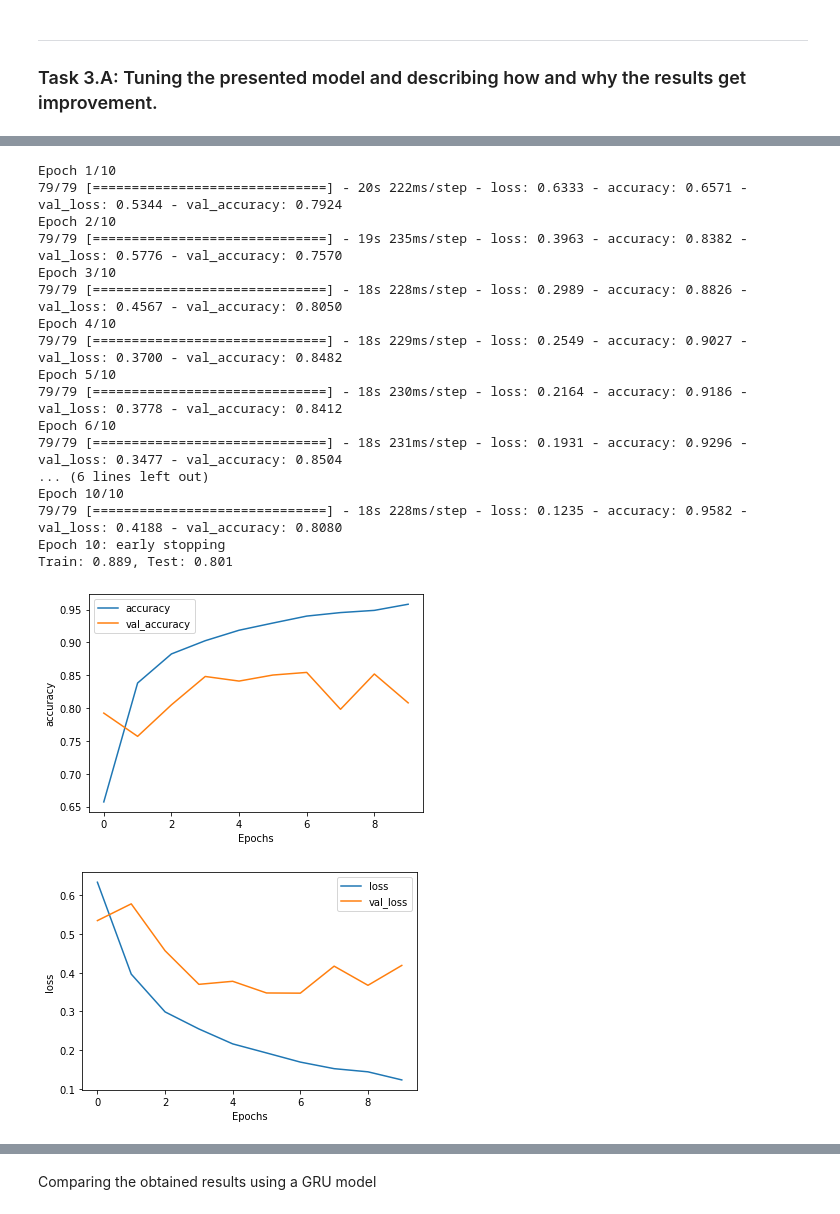
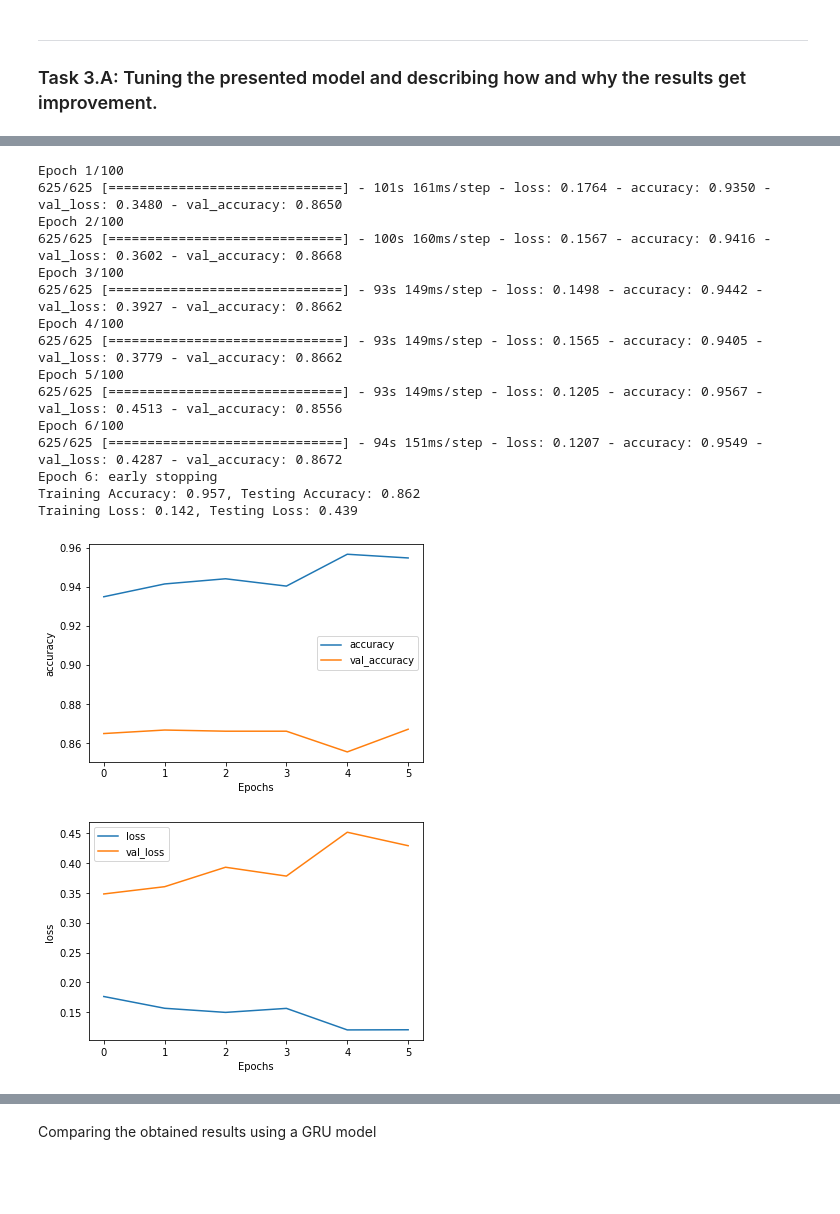
Before and after one commit to martinel-UAS/projects, a Jupyter notebook: 2. Descriptive/Project_2/Project2.ipynb, the cells around one changed output, grey strips where cells are left out. Cells and saved outputs as stored; diff of their text form; code cells hidden in the pictures; blank space fills up the shorter version.

```diff
--- a/2. Descriptive/Project_2/Project2.ipynb
+++ b/2. Descriptive/Project_2/Project2.ipynb
@@ -84,7 +82,7 @@ cry at a film it must have been good and this definitely was also congratulation
 # Create model
 model = Sequential()
 model.add(Embedding(num_distinct_words, embedding_output_dims, input_length=max_sequence_length))
-model.add(LSTM(64))
+model.add(LSTM(lstm_units))
 model.add(Dense(1, activation='sigmoid'))
 
 # Compile the model
@@ -173,25 +178,36 @@ plot_graphs(history, "loss")
 from keras.layers import Dropout
 
 # Tuning some parameters to try to avoid the overfiting we have seen in the previous setup
-number_of_epochs        = 100
-batch_size              = 256
-optimizer               = 'adam'
+number_of_epochs        = 100      # Increase the number of epochs
+batch_size              = 32       # Reduce batch size
+optimizer               = 'adam'   # Change the optimizer from rmsprop to adam
+max_sequence_length     = 500      # Increase the maximun number of words to consider
+num_distinct_words      = 5000     # Increase the number of dictinct words
+embedding_output_dims   = 10       # Reduce the size of the vector space in which words will be embedded
+lstm_units              = 64       # Reduce the number of LSTM units
+
+# Loading data
+(Xtrain, ytrain), (Xtest, ytest) = imdb.load_data(num_words=num_distinct_words)
+
+# Data preprocessing
+Xtrain = sequence.pad_sequences(Xtrain, maxlen=max_sequence_length)
+Xtest  = sequence.pad_sequences(Xtest, maxlen=max_sequence_length)
 
 # Create model
 model_tuned = Sequential()
 model_tuned.add(Embedding(num_distinct_words, embedding_output_dims, input_length=max_sequence_length))
 
 # Adding dropout to avoid overfitting in training by bypassing randomly selected neurons, thereby reducing the sensitivity to specific weights of the individual neurons
-model_tuned.add(LSTM(64, dropout=0.2))
+model_tuned.add(LSTM(lstm_units, dropout=0.2))
 model_tuned.add(Dense(1, activation='sigmoid'))
 
+# Define early stopping for early temination that will speed up the process if there is no improvement after 5 consecutive epochs
 from keras.callbacks import EarlyStopping
-# Define early stopping for early temination that will speed up the process if there is no improvement after 3 epochs
-es = EarlyStopping(monitor='val_loss', mode='min', verbose=1, patience=2)
+es = EarlyStopping(monitor='val_loss', mode='min', verbose=1, patience=5)
 
 # Compile the model
 model_tuned.compile(optimizer=optimizer, loss='binary_crossentropy', metrics=['accuracy'])
 
 # Give a summary
-model.summary()
+model_tuned.summary()
 # %% [output]
@@ -213,38 +229,42 @@ _________________________________________________________________
 # %%
 # Fit model
 history_tuned = model_tuned.fit(Xtrain, ytrain,
                     batch_size=batch_size,
                     epochs=number_of_epochs,
                     validation_data=[Xtest, ytest],
                     validation_split=validation_split,
                     callbacks=[es]
                     )
 
-# evaluate the model
-_, train_acc = model_tuned.evaluate(Xtrain, ytrain, verbose=0)
-_, test_acc = model_tuned.evaluate(Xtest, ytest, verbose=0)
-print('Train: %.3f, Test: %.3f' % (train_acc, test_acc))
+# Evaluate the model
+train_loss,train_accuracy = model_tuned.evaluate(Xtrain, ytrain, batch_size=batch_size, verbose=0)
+test_loss,test_accuracy = model_tuned.evaluate(Xtest, ytest, batch_size=batch_size, verbose=0)
+print('Training Accuracy: %.3f, Testing Accuracy: %.3f' % (train_accuracy, test_accuracy))
+print('Training Loss: %.3f, Testing Loss: %.3f' % (train_loss, test_loss))
 
-# plot training history
+train_accuracies.append(train_accuracy)
+test_accuracies.append(test_accuracy)
+train_losses.append(train_loss)
+test_losses.append(test_loss)
+
+# Plot results
 plot_graphs(history_tuned, "accuracy")
 plot_graphs(history_tuned, "loss")
 # %% [output]
-Epoch 1/10
-79/79 [==============================] - 20s 222ms/step - loss: 0.6333 - accuracy: 0.6571 - val_loss: 0.5344 - val_accuracy: 0.7924
-Epoch 2/10
-79/79 [==============================] - 19s 235ms/step - loss: 0.3963 - accuracy: 0.8382 - val_loss: 0.5776 - val_accuracy: 0.7570
-Epoch 3/10
-79/79 [==============================] - 18s 228ms/step - loss: 0.2989 - accuracy: 0.8826 - val_loss: 0.4567 - val_accuracy: 0.8050
-Epoch 4/10
-79/79 [==============================] - 18s 229ms/step - loss: 0.2549 - accuracy: 0.9027 - val_loss: 0.3700 - val_accuracy: 0.8482
-Epoch 5/10
-79/79 [==============================] - 18s 230ms/step - loss: 0.2164 - accuracy: 0.9186 - val_loss: 0.3778 - val_accuracy: 0.8412
-Epoch 6/10
-79/79 [==============================] - 18s 231ms/step - loss: 0.1931 - accuracy: 0.9296 - val_loss: 0.3477 - val_accuracy: 0.8504
-... (6 lines left out)
-Epoch 10/10
-79/79 [==============================] - 18s 228ms/step - loss: 0.1235 - accuracy: 0.9582 - val_loss: 0.4188 - val_accuracy: 0.8080
-Epoch 10: early stopping
-Train: 0.889, Test: 0.801
+Epoch 1/100
+625/625 [==============================] - 101s 161ms/step - loss: 0.1764 - accuracy: 0.9350 - val_loss: 0.3480 - val_accuracy: 0.8650
+Epoch 2/100
+625/625 [==============================] - 100s 160ms/step - loss: 0.1567 - accuracy: 0.9416 - val_loss: 0.3602 - val_accuracy: 0.8668
+Epoch 3/100
+625/625 [==============================] - 93s 149ms/step - loss: 0.1498 - accuracy: 0.9442 - val_loss: 0.3927 - val_accuracy: 0.8662
+Epoch 4/100
+625/625 [==============================] - 93s 149ms/step - loss: 0.1565 - accuracy: 0.9405 - val_loss: 0.3779 - val_accuracy: 0.8662
+Epoch 5/100
+625/625 [==============================] - 93s 149ms/step - loss: 0.1205 - accuracy: 0.9567 - val_loss: 0.4513 - val_accuracy: 0.8556
+Epoch 6/100
+625/625 [==============================] - 94s 151ms/step - loss: 0.1207 - accuracy: 0.9549 - val_loss: 0.4287 - val_accuracy: 0.8672
+Epoch 6: early stopping
+Training Accuracy: 0.957, Testing Accuracy: 0.862
+Training Loss: 0.142, Testing Loss: 0.439
-[figure, old version]
+[figure, new version]
-[figure, old version]
+[figure, new version]
```
Also changed, not shown: parts of 18 cells of this notebook.
